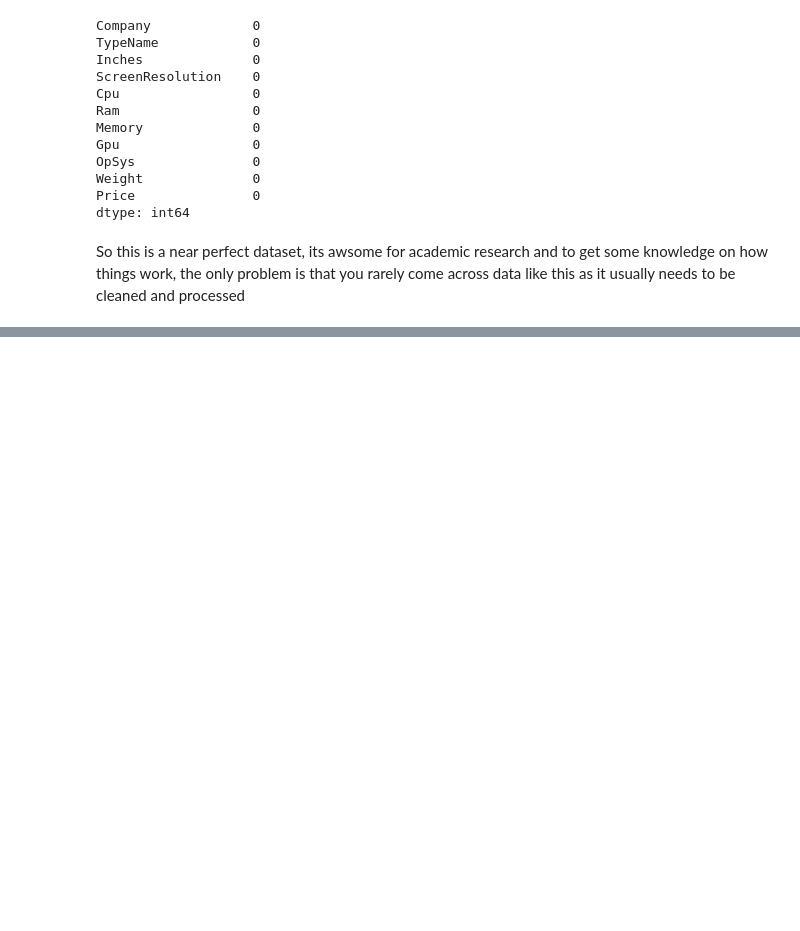
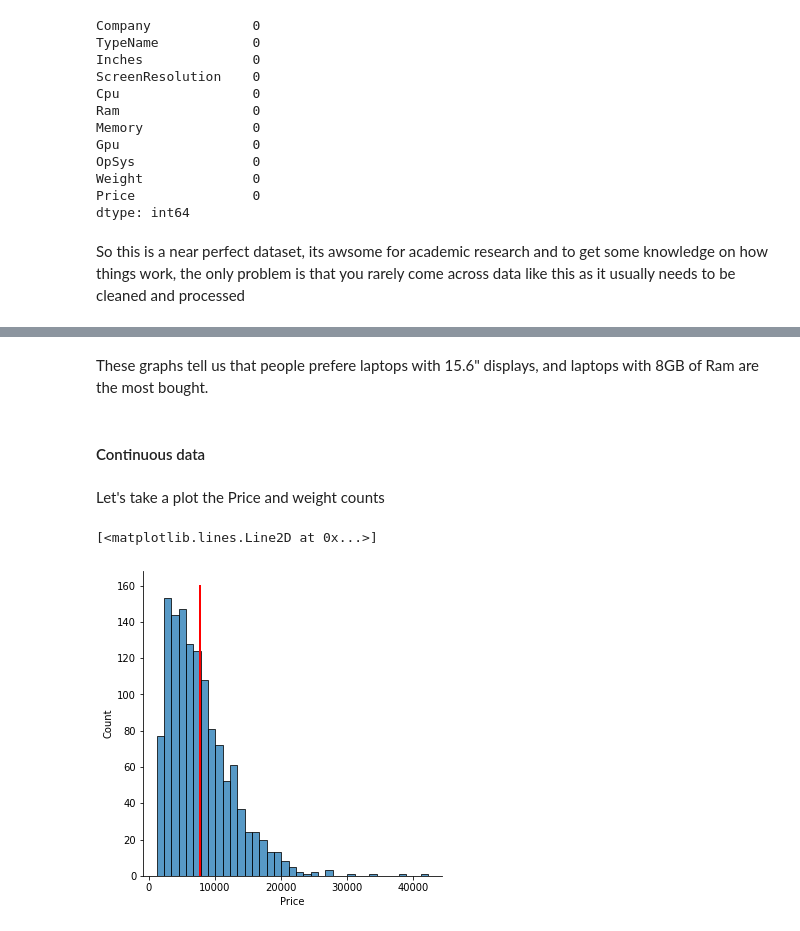
Before and after one commit to AmineMahdioui/Laptop_Price_predection, a Jupyter notebook: LPP.ipynb, the cells around one changed output, grey strips where cells are left out. Drawn from its saved outputs; the diff is of its cells as text; code cells hidden in the pictures; blank space fills up the shorter version.

```diff
--- a/LPP.ipynb
+++ b/LPP.ipynb
@@ -91,0 +143,12 @@ Unique values in Inches;
+# %% [markdown]
+These graphs tell us that people prefere laptops with 15.6" displays, and laptops with 8GB of Ram are the most bought.
+# %% [markdown]
+#### Continuous data
+# %% [markdown]
+Let's take a plot the Price and weight counts
+# %%
+sn.displot(df['Price'])
+plt.plot([df['Price'].mean(), df['Price'].mean()], [160, 0],color='red', linewidth=2)
+# %% [output]
+[<matplotlib.lines.Line2D at 0x...>]
+[figure, added]
```
Also changed, not shown: parts of 40 cells of this notebook.
